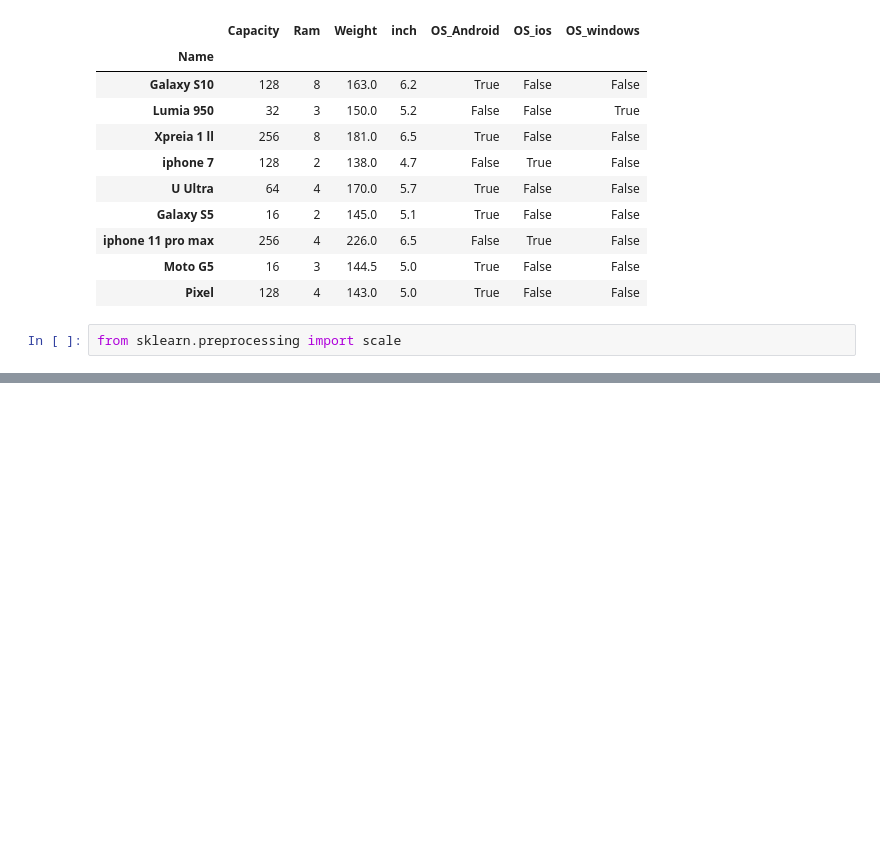
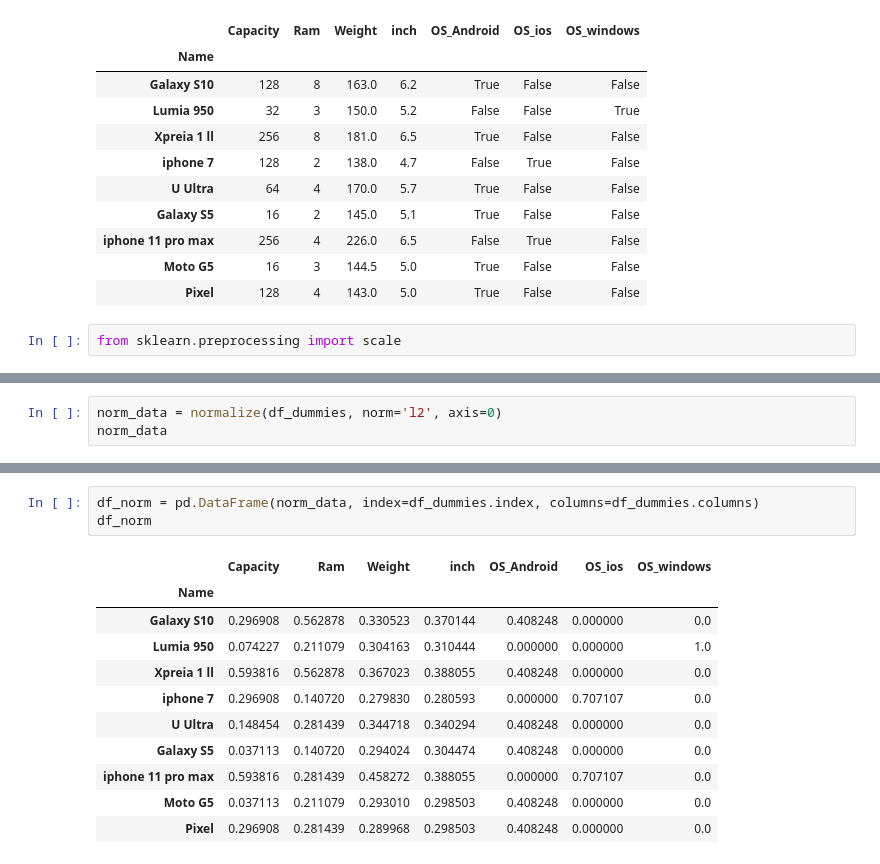
Before and after one commit to docroch/learning-data-science, a Jupyter notebook: data-preparation/dummies-normalization.ipynb, the cells around one changed output, grey strips where cells are left out. Cells and saved outputs as stored; diff of their text form; blank space fills up the shorter version.

Commit message:
add ways to normalize

```diff
--- a/data-preparation/dummies-normalization.ipynb
+++ b/data-preparation/dummies-normalization.ipynb
@@ -80,0 +107,3 @@ array([[ 0.16202168,  1.75809815,  0.02752212,  0.99557678],
+# %%
+norm_data = normalize(df_dummies, norm='l2', axis=0)
+norm_data
@@ -80,0 +129,15 @@ array([[ 0.16202168,  1.75809815,  0.02752212,  0.99557678],
+# %%
+df_norm = pd.DataFrame(norm_data, index=df_dummies.index, columns=df_dummies.columns)
+df_norm
+# %% [output]
+|  | Capacity | Ram | Weight | inch | OS_Android | OS_ios | OS_windows |
+| Name |  |  |  |  |  |  |  |
+| Galaxy S10 | 0.296908 | 0.562878 | 0.330523 | 0.370144 | 0.408248 | 0.000000 | 0.0 |
+| Lumia 950 | 0.074227 | 0.211079 | 0.304163 | 0.310444 | 0.000000 | 0.000000 | 1.0 |
+| Xpreia 1 ll | 0.593816 | 0.562878 | 0.367023 | 0.388055 | 0.408248 | 0.000000 | 0.0 |
+| iphone 7 | 0.296908 | 0.140720 | 0.279830 | 0.280593 | 0.000000 | 0.707107 | 0.0 |
+| U Ultra | 0.148454 | 0.281439 | 0.344718 | 0.340294 | 0.408248 | 0.000000 | 0.0 |
+| Galaxy S5 | 0.037113 | 0.140720 | 0.294024 | 0.304474 | 0.408248 | 0.000000 | 0.0 |
+| iphone 11 pro max | 0.593816 | 0.281439 | 0.458272 | 0.388055 | 0.000000 | 0.707107 | 0.0 |
+| Moto G5 | 0.037113 | 0.211079 | 0.293010 | 0.298503 | 0.408248 | 0.000000 | 0.0 |
+| Pixel | 0.296908 | 0.281439 | 0.289968 | 0.298503 | 0.408248 | 0.000000 | 0.0 |
```
Also changed, not shown: parts of 9 cells of this notebook.
